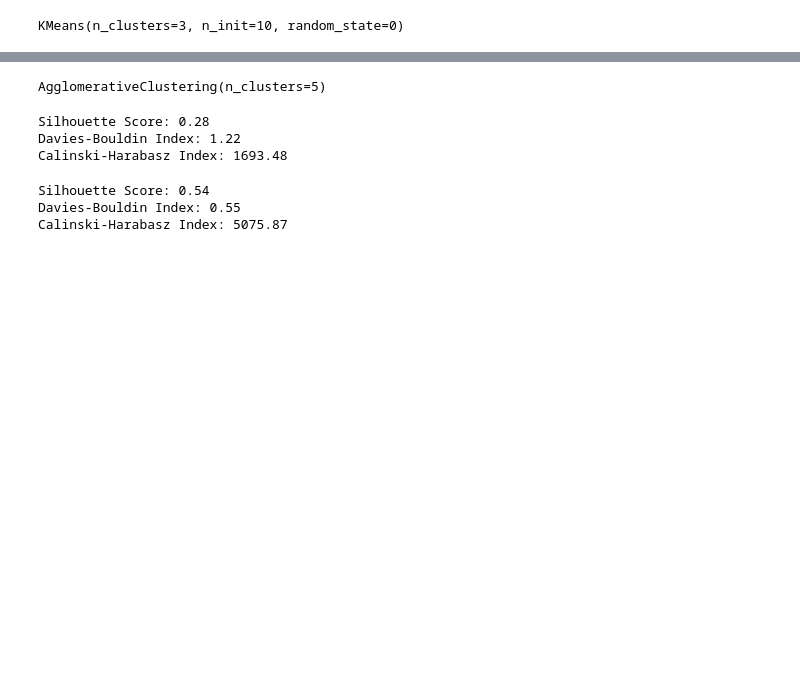
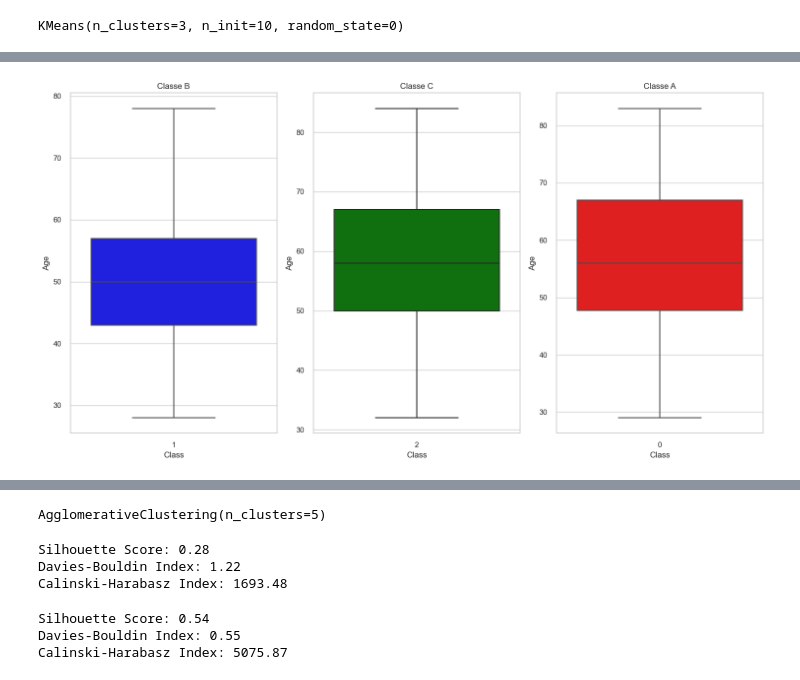
Before and after one commit to nicolaronchini/Clustering, a Jupyter notebook: clustering.ipynb, the cells around one changed output, grey strips where cells are left out. Cells and saved outputs as stored; diff of their text form; code cells hidden in the pictures; blank space fills up the shorter version.

Commit message:
boxplot e istogrammi

```diff
--- a/clustering.ipynb
+++ b/clustering.ipynb
@@ -592,0 +622,27 @@ plt.legend()
+# %%
+# Impostare lo stile di seaborn
+sns.set(style="whitegrid")
+
+# Creazione dei boxplot
+plt.figure(figsize=(15, 8))
+
+# Boxplot per la classe 0
+plt.subplot(1, 3, 3)
+sns.boxplot(x="Class", y="Age", data=newData0, color="red")
+plt.title('Classe A')
+
+# Boxplot per la classe 1
+plt.subplot(1, 3, 1)
+sns.boxplot(x="Class", y="Age", data=newData1, color="blue")
+plt.title('Classe B')
+
+# Boxplot per la classe 2
+plt.subplot(1, 3, 2)
+sns.boxplot(x="Class", y="Age", data=newData2, color="green")
+plt.title('Classe C')
+
+# Mostra i boxplot
+plt.tight_layout()
+plt.show()
+# %% [output]
+[figure, added]
```
Also changed, not shown: parts of 43 cells of this notebook.
